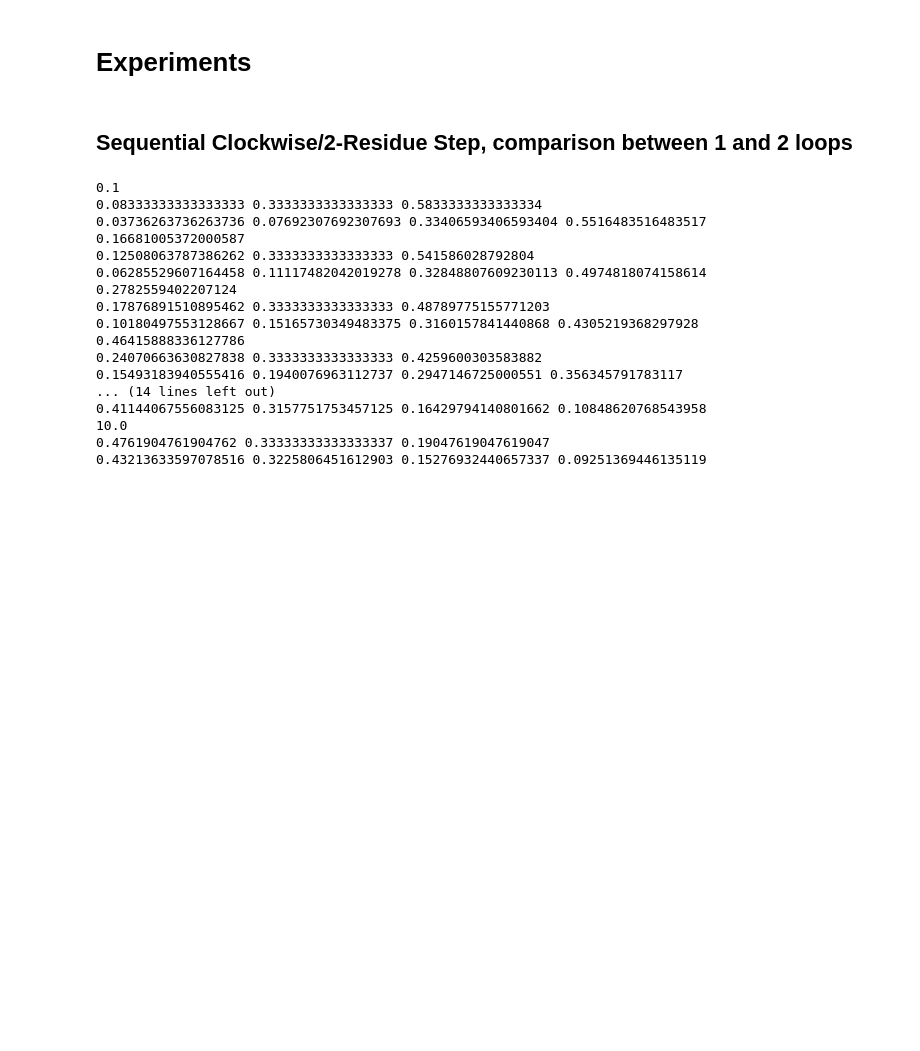
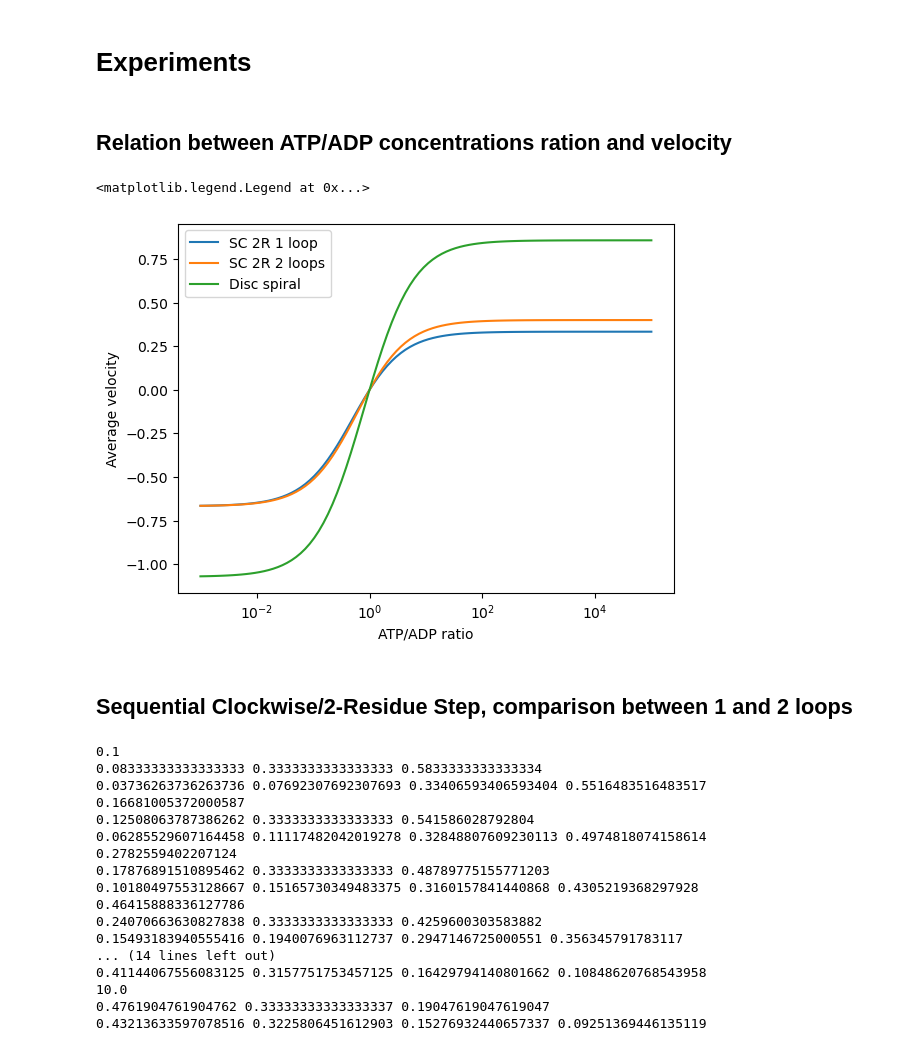
Before and after one commit to antmaier/Projet-de-Master, a Jupyter notebook: UnderstandingGillespieAlgorithm.ipynb, the cells around one changed output. Cells and saved outputs as stored; diff of their text form; code cells hidden in the pictures; blank space fills up the shorter version.

```diff
--- a/UnderstandingGillespieAlgorithm.ipynb
+++ b/UnderstandingGillespieAlgorithm.ipynb
@@ -901,5 +895,37 @@ plt.show()
 # %% [markdown]
 # Experiments
+# %% [markdown]
+## Relation between ATP/ADP concentrations ration and velocity
+# %%
+SC_2R_1_loop = SC2R1Loop()
+SC_2R_2_loops = SC2R2Loops()
+disc_spiral = DiscSpiral()
+# One roder of magnitude around the equilibrium ATP/ADP ratio
+ratios = np.logspace(-3, 5, 100) * SC_2R_1_loop.equilibrium_ATP_ADP_ratio
+velocities_SC_2R_1_loop = []
+velocities_SC_2R_2_loops = []
+velocities_disc_spiral = []
+for ratio in ratios:
+    SC_2R_1_loop.ATP_ADP_ratio = ratio
+    SC_2R_1_loop.update_kinetic_scheme_attributes()
+    velocities_SC_2R_1_loop.append(SC_2R_1_loop.average_velocity())
+    SC_2R_2_loops.ATP_ADP_ratio = ratio
+    SC_2R_2_loops.update_kinetic_scheme_attributes()
+    velocities_SC_2R_2_loops.append(SC_2R_2_loops.average_velocity())
+    disc_spiral.ATP_ADP_ratio = ratio
+    disc_spiral.update_kinetic_scheme_attributes()
+    velocities_disc_spiral.append(disc_spiral.average_velocity())
+
+plt.plot(ratios, velocities_SC_2R_1_loop, label="SC 2R 1 loop")
+plt.plot(ratios, velocities_SC_2R_2_loops, label="SC 2R 2 loops")
+plt.plot(ratios, velocities_disc_spiral, label="Disc spiral")
+plt.xscale('log')
+plt.xlabel("ATP/ADP ratio")
+plt.ylabel("Average velocity")
+plt.legend()
+# %% [output]
+<matplotlib.legend.Legend at 0x...>
+[figure, added]
 # %% [markdown]
 ## Sequential Clockwise/2-Residue Step, comparison between 1 and 2 loops
 # %%
```
Also changed, not shown: parts of 6 cells of this notebook.
